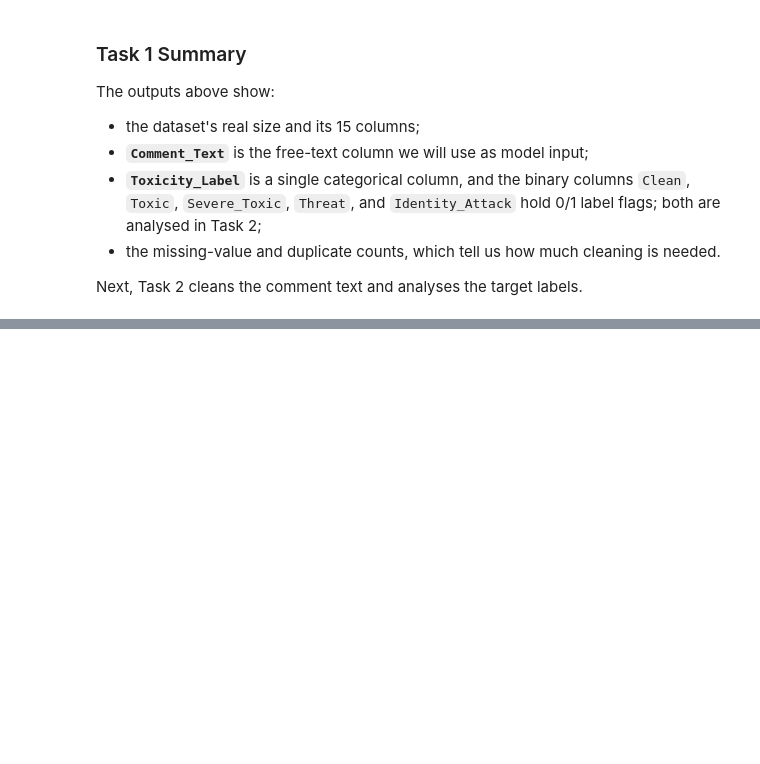
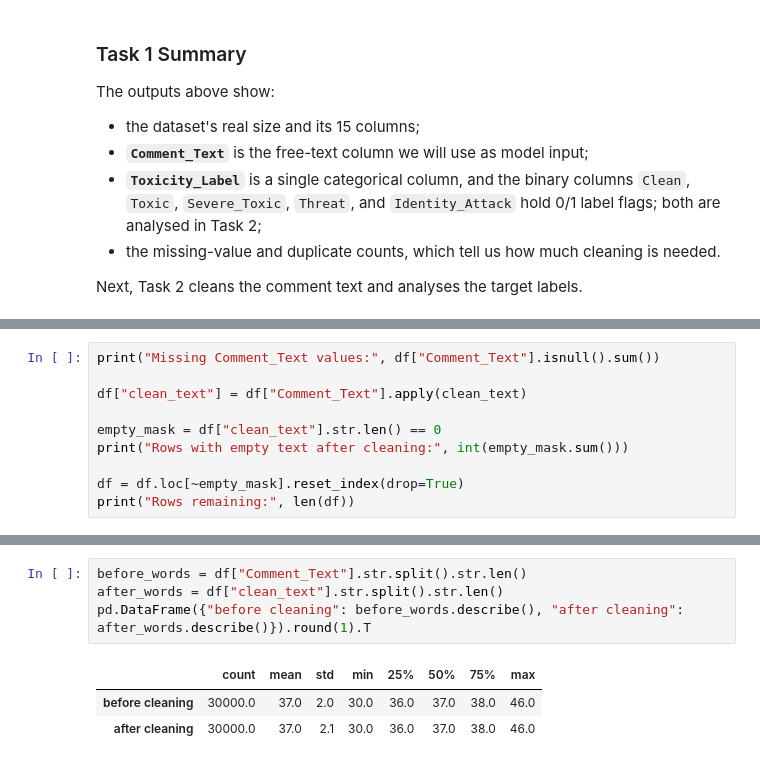
Before and after one commit to ah0890/toxic-comment-classification-dl, a Jupyter notebook: notebooks/toxic_comment_classification.ipynb, the cells around one changed output, grey strips where cells are left out. Cells and saved outputs as stored; diff of their text form; blank space fills up the shorter version.

```diff
--- a/notebooks/toxic_comment_classification.ipynb
+++ b/notebooks/toxic_comment_classification.ipynb
@@ -294,0 +373,10 @@ Next, Task 2 cleans the comment text and analyses the target labels.
+# %%
+print("Missing Comment_Text values:", df["Comment_Text"].isnull().sum())
+
+df["clean_text"] = df["Comment_Text"].apply(clean_text)
+
+empty_mask = df["clean_text"].str.len() == 0
+print("Rows with empty text after cleaning:", int(empty_mask.sum()))
+
+df = df.loc[~empty_mask].reset_index(drop=True)
+print("Rows remaining:", len(df))
@@ -294,0 +421,8 @@ Next, Task 2 cleans the comment text and analyses the target labels.
+# %%
+before_words = df["Comment_Text"].str.split().str.len()
+after_words = df["clean_text"].str.split().str.len()
+pd.DataFrame({"before cleaning": before_words.describe(), "after cleaning": after_words.describe()}).round(1).T
+# %% [output]
+|  | count | mean | std | min | 25% | 50% | 75% | max |
+| before cleaning | 30000.0 | 37.0 | 2.0 | 30.0 | 36.0 | 37.0 | 38.0 | 46.0 |
+| after cleaning | 30000.0 | 37.0 | 2.1 | 30.0 | 36.0 | 37.0 | 38.0 | 46.0 |
```
Also changed, not shown: parts of 30 cells of this notebook, 6 other files.
